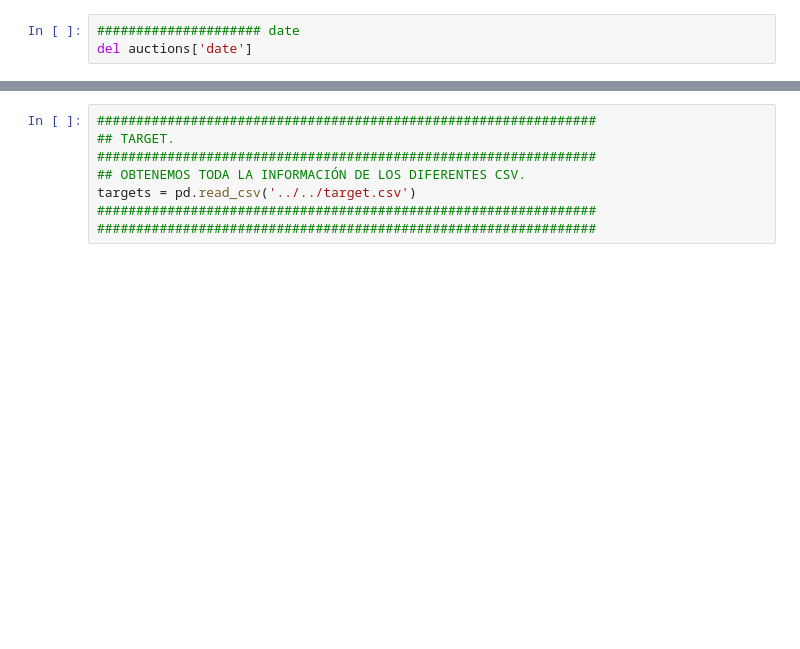
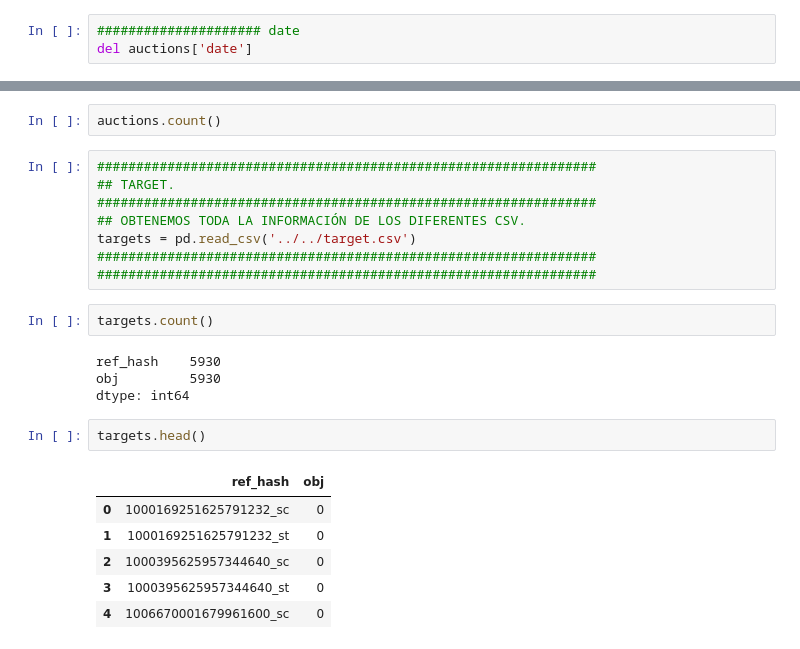
Before and after one commit to asilvestri2020/7506_1C2019, a Jupyter notebook: TP2/TP2_Inicial.ipynb, the cells around one changed output, grey strips where cells are left out. Saved outputs shown, nothing was run; the diff lists cells and outputs as text; blank space fills up the shorter version.

```diff
--- a/TP2/TP2_Inicial.ipynb
+++ b/TP2/TP2_Inicial.ipynb
@@ -381,3 +420,5 @@ auctions = ""
+# %%
+auctions.count()
 # %%
 ################################################################
 ## TARGET.
@@ -386,3 +427,18 @@ auctions = ""
 targets = pd.read_csv('../../target.csv')
 ################################################################
 ################################################################
+# %%
+targets.count()
+# %% [output]
+ref_hash    5930
+obj         5930
+dtype: int64
+# %%
+targets.head()
+# %% [output]
+|  | ref_hash | obj |
+| 0 | 1000169251625791232_sc | 0 |
+| 1 | 1000169251625791232_st | 0 |
+| 2 | 1000395625957344640_sc | 0 |
+| 3 | 1000395625957344640_st | 0 |
+| 4 | 1006670001679961600_sc | 0 |
```
Also changed, not shown: parts of 61 cells of this notebook, 1 other file.
